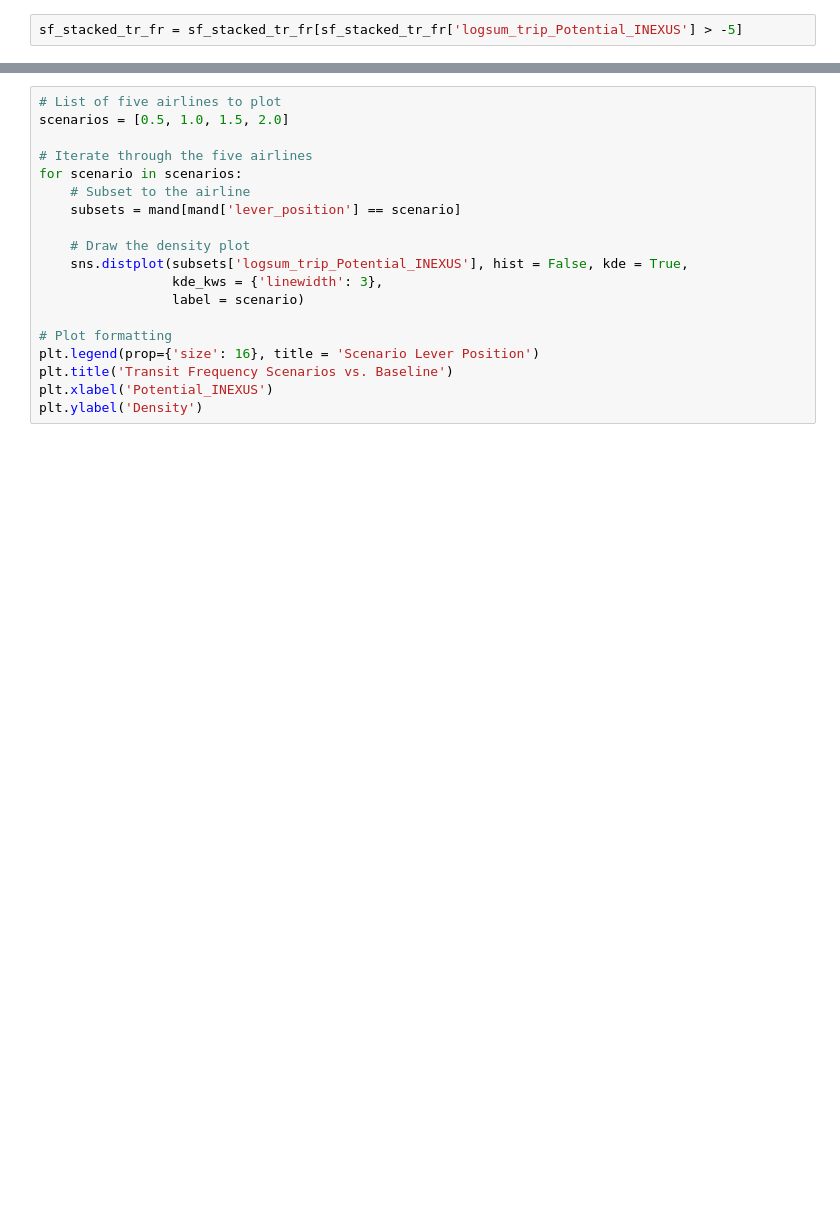
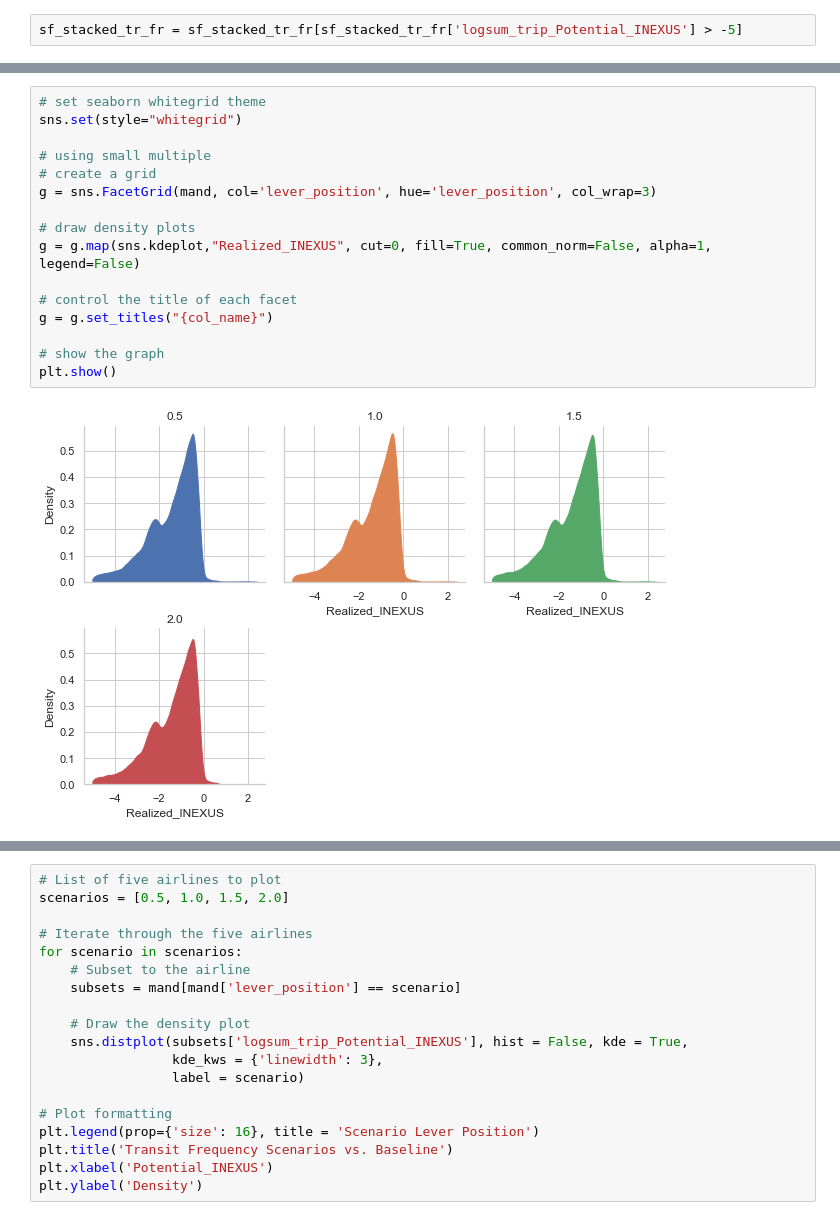
Before and after one commit to LBNL-UCB-STI/beam-core-analysis, a Jupyter notebook: Users/Nazanin/INEXUS_Plots.ipynb, the cells around one changed output, grey strips where cells are left out. Drawn from its saved outputs; the diff is of its cells as text; blank space fills up the shorter version.

```diff
--- a/Users/Nazanin/INEXUS_Plots.ipynb
+++ b/Users/Nazanin/INEXUS_Plots.ipynb
@@ -72,3 +99,21 @@ mand = sf_stacked_tr_fr[sf_stacked_tr_fr['mandatoryCat'] == 'from_H_to_M']
+# %%
+# set seaborn whitegrid theme
+sns.set(style="whitegrid")
+
+# using small multiple
+# create a grid
+g = sns.FacetGrid(mand, col='lever_position', hue='lever_position', col_wrap=3)
+
+# draw density plots
+g = g.map(sns.kdeplot,"Realized_INEXUS", cut=0, fill=True, common_norm=False, alpha=1, legend=False)
+
+# control the title of each facet
+g = g.set_titles("{col_name}")
+
+# show the graph
+plt.show()
+# %% [output]
+[figure, added]
 # %%
 sns.distplot(mand['Realized_INEXUS'], hist=True, kde=True,
              bins=int(180/5), color = 'darkblue',
```
Also changed, not shown: parts of 13 cells of this notebook, 1 other file.
